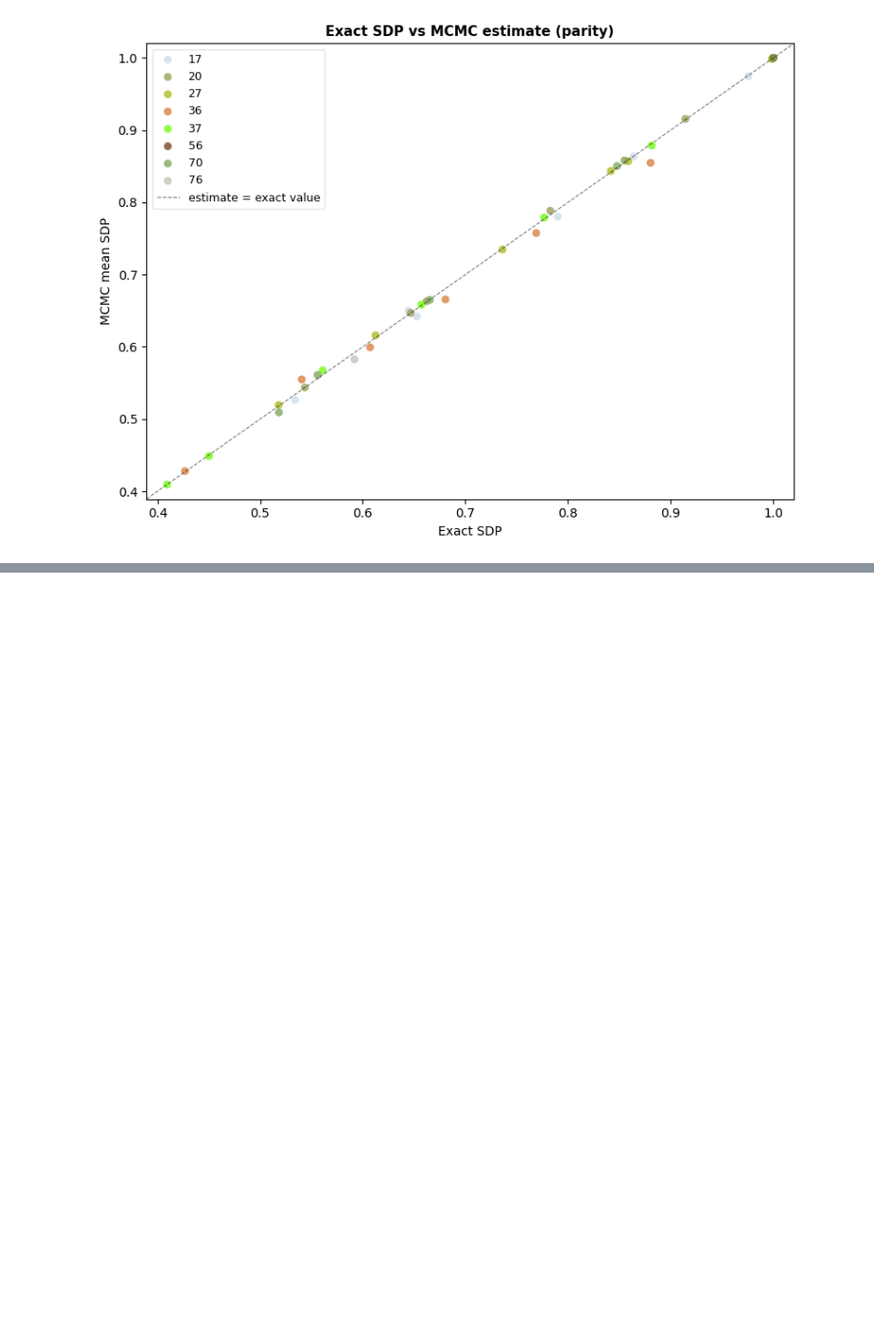
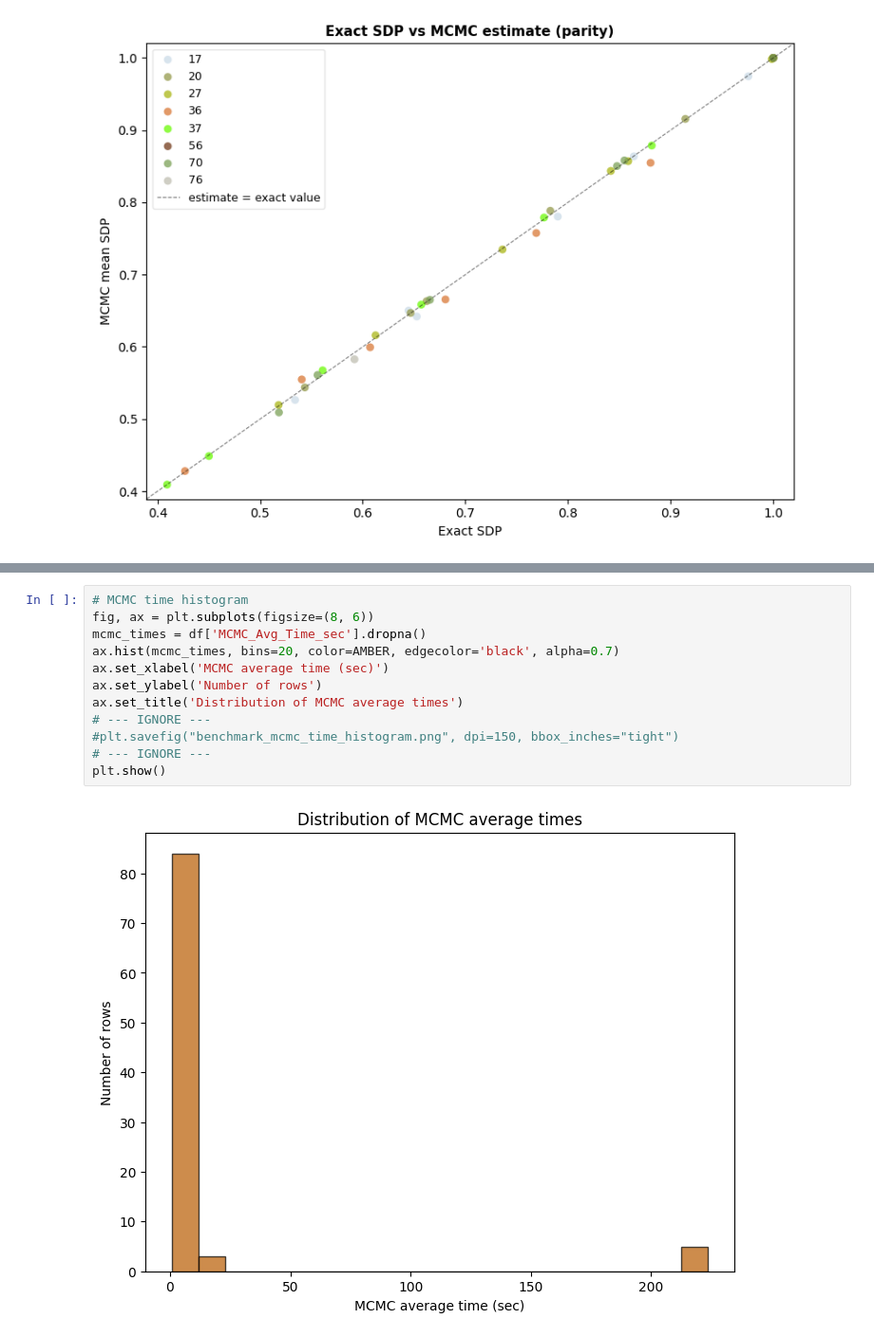
Before and after one commit to jpafcampos/explaining-BNs, a Jupyter notebook: src/benchmark_results_analysis.ipynb, the cells around one changed output, grey strips where cells are left out. Shown at 95% size. Saved outputs shown, nothing was run; the diff lists cells and outputs as text; blank space fills up the shorter version.

```diff
--- a/src/benchmark_results_analysis.ipynb
+++ b/src/benchmark_results_analysis.ipynb
@@ -142,0 +608,14 @@ plt.show()
+# %%
+# MCMC time histogram
+fig, ax = plt.subplots(figsize=(8, 6))
+mcmc_times = df['MCMC_Avg_Time_sec'].dropna()
+ax.hist(mcmc_times, bins=20, color=AMBER, edgecolor='black', alpha=0.7)
+ax.set_xlabel('MCMC average time (sec)')
+ax.set_ylabel('Number of rows')
+ax.set_title('Distribution of MCMC average times')
+# --- IGNORE ---
+#plt.savefig("benchmark_mcmc_time_histogram.png", dpi=150, bbox_inches="tight")
+# --- IGNORE ---
+plt.show()
+# %% [output]
+[figure, added]
```
Also changed, not shown: parts of 12 cells of this notebook, 28 other files.
